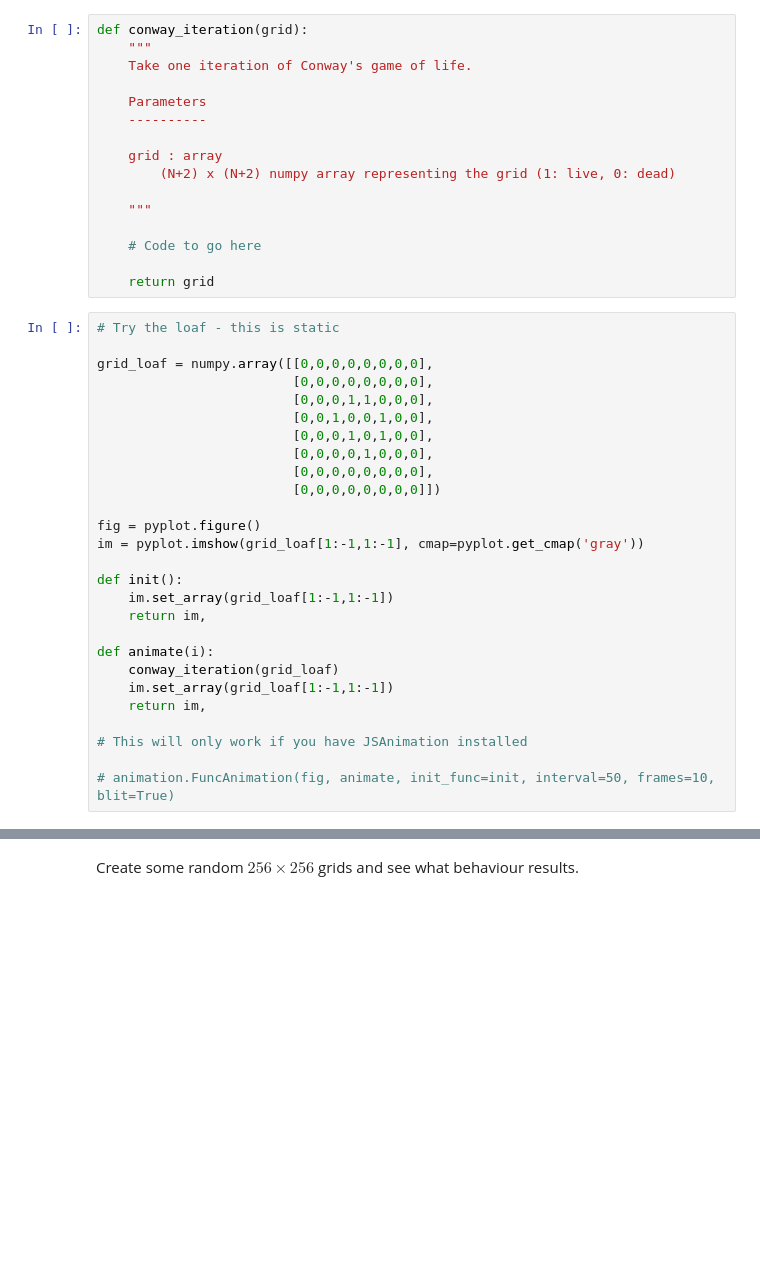
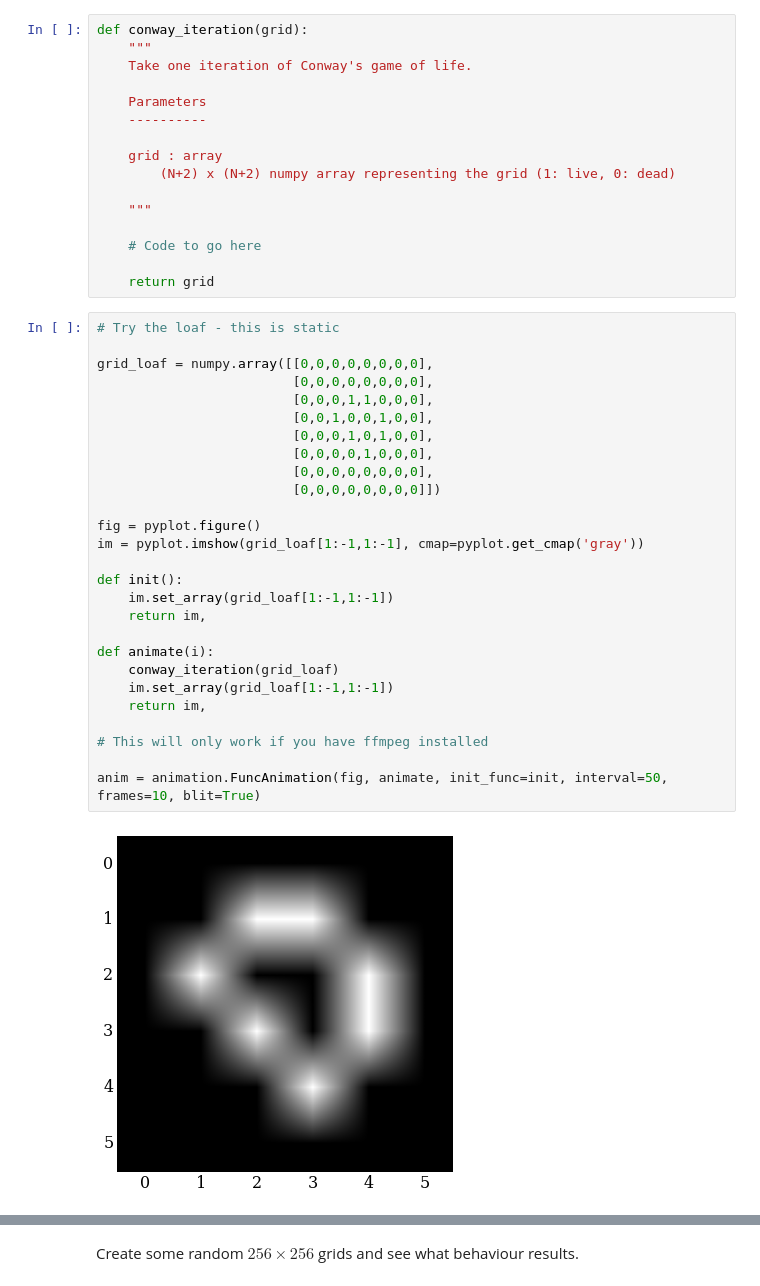
Before and after one commit to ngcm/training-public, a Jupyter notebook: FEEG6016 Simulation and Modelling/05-Agents-Lab-1.ipynb, the cells around one changed output, grey strips where cells are left out. Saved outputs shown, nothing was run; the diff lists cells and outputs as text; blank space fills up the shorter version.

```diff
--- a/FEEG6016 Simulation and Modelling/05-Agents-Lab-1.ipynb
+++ b/FEEG6016 Simulation and Modelling/05-Agents-Lab-1.ipynb
@@ -48,27 +47,29 @@ def conway_iteration(grid):
 # %%
 # Try the loaf - this is static
 
 grid_loaf = numpy.array([[0,0,0,0,0,0,0,0],
                          [0,0,0,0,0,0,0,0],
                          [0,0,0,1,1,0,0,0],
                          [0,0,1,0,0,1,0,0],
                          [0,0,0,1,0,1,0,0],
                          [0,0,0,0,1,0,0,0],
                          [0,0,0,0,0,0,0,0],
                          [0,0,0,0,0,0,0,0]])
 
 fig = pyplot.figure()
 im = pyplot.imshow(grid_loaf[1:-1,1:-1], cmap=pyplot.get_cmap('gray'))
 
 def init():
     im.set_array(grid_loaf[1:-1,1:-1])
     return im,
 
 def animate(i):
     conway_iteration(grid_loaf)
     im.set_array(grid_loaf[1:-1,1:-1])
     return im,
 
-# This will only work if you have JSAnimation installed
+# This will only work if you have ffmpeg installed
 
-# animation.FuncAnimation(fig, animate, init_func=init, interval=50, frames=10, blit=True)
+anim = animation.FuncAnimation(fig, animate, init_func=init, interval=50, frames=10, blit=True)
+# %% [output]
+[figure, added]
```
Also changed, not shown: parts of 3 cells of this notebook, 1 other file.
